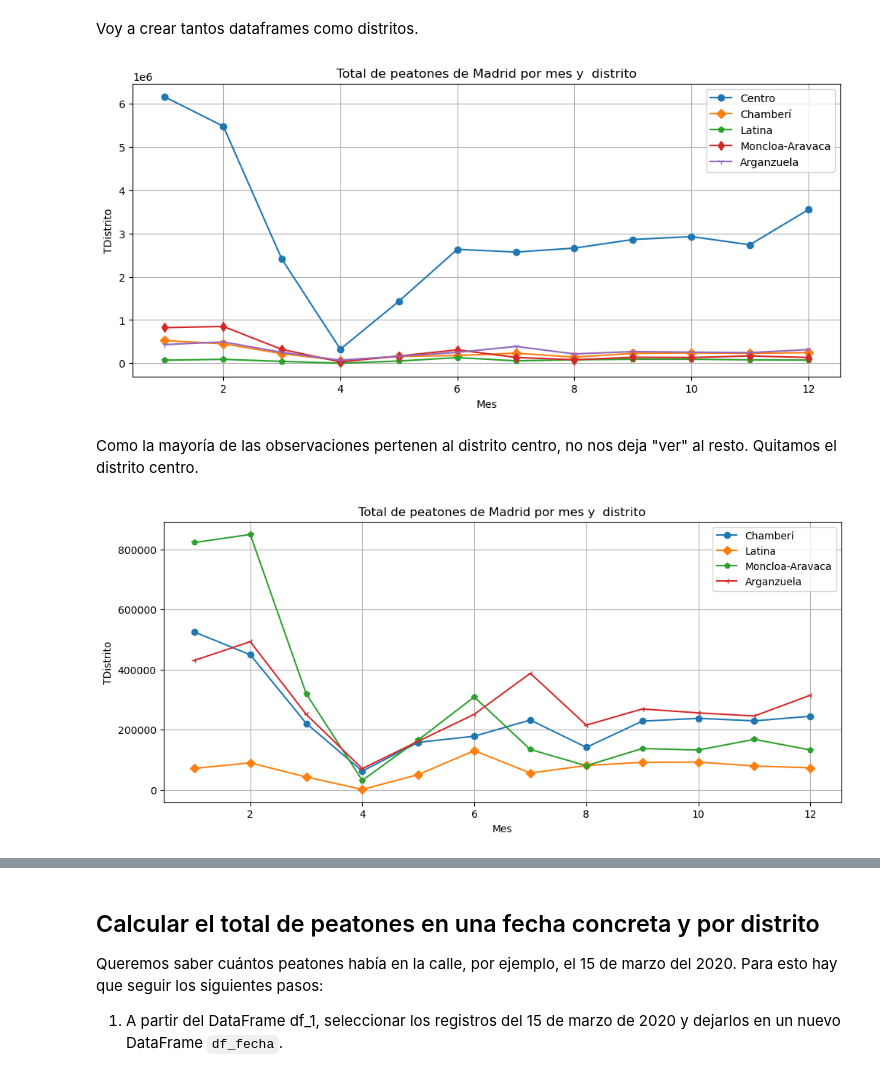
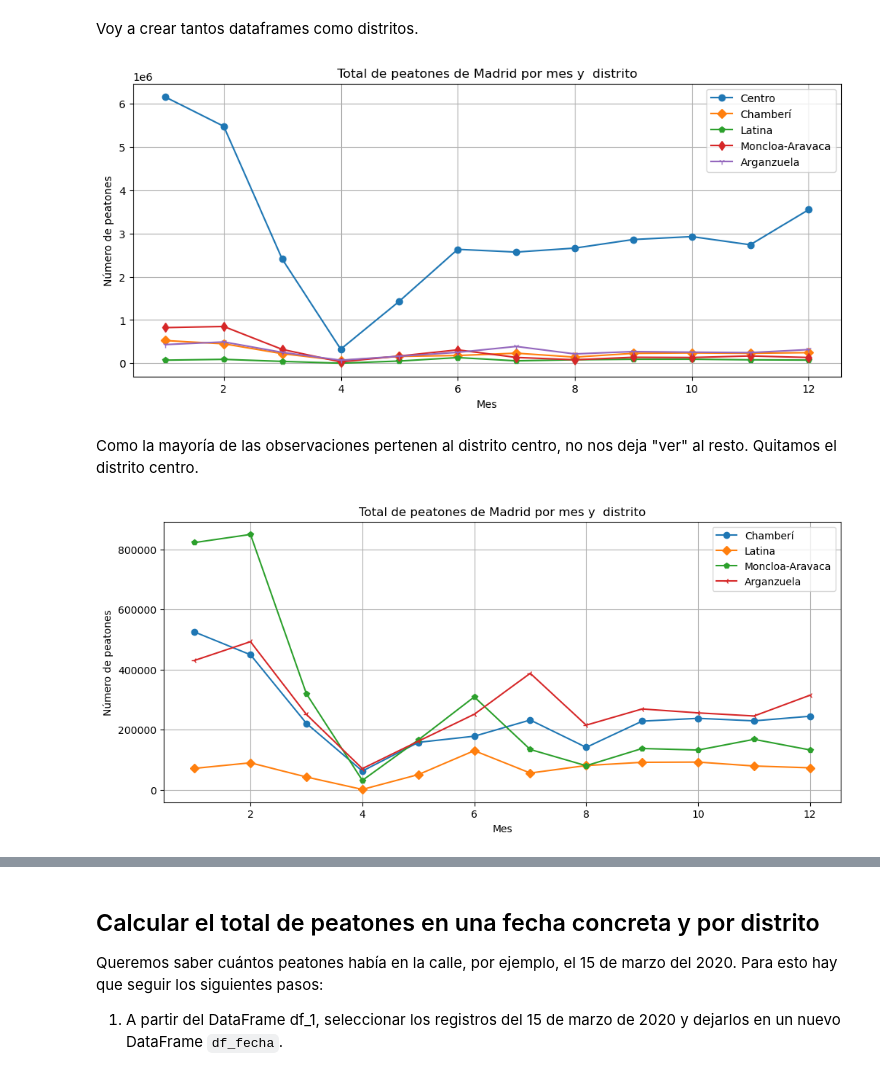
Before and after one commit to soesteve/Programming-in-Data-Science, a Jupyter notebook: 7_Ejerc_PEATONES_con_graficos.ipynb, the cells around one changed output, grey strips where cells are left out. Saved outputs shown, nothing was run; the diff lists cells and outputs as text; code cells hidden in the pictures.

```diff
--- a/7_Ejerc_PEATONES_con_graficos.ipynb
+++ b/7_Ejerc_PEATONES_con_graficos.ipynb
@@ -635,20 +788,20 @@ Arganzuela = df_1[df_1["DISTRITO"] == "Arganzuela"].groupby("MES")["PEATONES"].s
 # %%
 plt.figure(figsize=(12, 5))
 
 plt.plot(centro.index, centro.values, marker="o", label="Centro")
 plt.plot(chamberi.index, chamberi.values, marker="D", label="Chamberí")
 plt.plot(Latina.index, Latina.values, marker="p", label="Latina")
 plt.plot(MoncloaAravaca.index, MoncloaAravaca.values, marker="d", label="Moncloa-Aravaca")
 plt.plot(Arganzuela.index, Arganzuela.values, marker="1", label="Arganzuela")
 
 plt.title("Total de peatones de Madrid por mes y  distrito")
 plt.xlabel("Mes")
-plt.ylabel("TDistrito")
+plt.ylabel("Número de peatones")
 plt.legend()
 plt.grid(True)
 plt.show()
 # %% [output]
-[figure, old version]
+[figure, new version]
 # %% [markdown]
 Como la mayoría de las observaciones pertenen al distrito centro, no nos deja "ver" al resto. Quitamos el distrito centro.
 # %%
@@ -661,9 +814,9 @@ plt.plot(Arganzuela.index, Arganzuela.values, marker="3", label="Arganzuela")
 
 plt.title("Total de peatones de Madrid por mes y  distrito")
 plt.xlabel("Mes")
-plt.ylabel("TDistrito")
+plt.ylabel("Número de peatones")
 plt.legend()
 plt.grid(True)
 plt.show()
 # %% [output]
-[figure, old version]
+[figure, new version]
```
Also changed, not shown: parts of 71 cells of this notebook, 9 other files.
